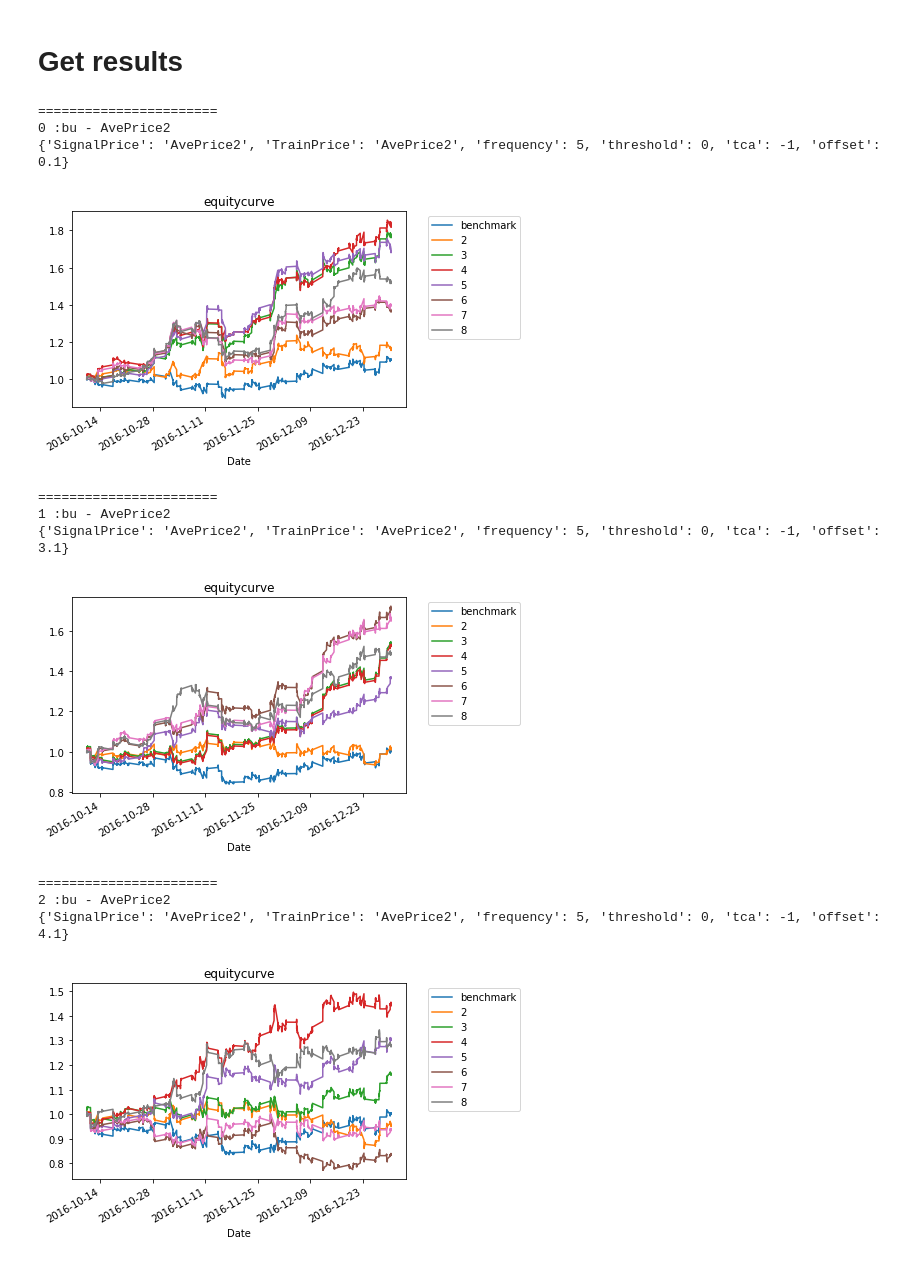
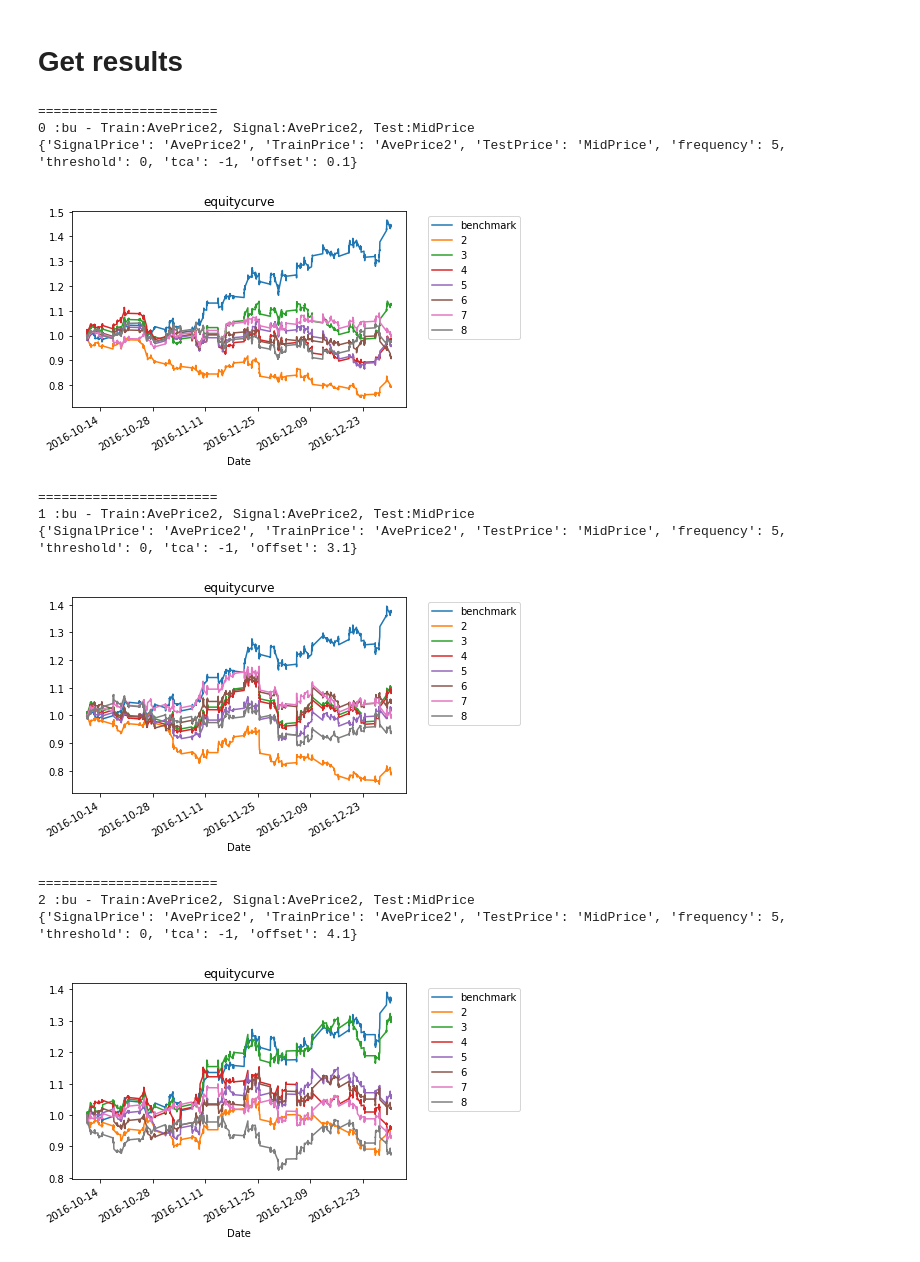
Before and after one commit to dechang227/QishiQR, a Jupyter notebook: BacktestEngine/Demo/Demo.ipynb, the cells around one changed output. Drawn from its saved outputs; the diff is of its cells as text; code cells hidden in the pictures.

Commit message:
Add an option to choose TestPrice

```diff
--- a/BacktestEngine/Demo/Demo.ipynb
+++ b/BacktestEngine/Demo/Demo.ipynb
@@ -16,42 +16,43 @@ sys.path.append("/home/runmin/Documents/Qishi/QishiQR/BacktestEngine")
 from glob import glob
 import pickle
 import matplotlib.pyplot as plt
 import Backtesting
 files = glob("./Results/*.pkl")
 
 
 
 Tester_Results = []
 
 for idx, file in enumerate(files):
     with  open(file,"rb") as f:
         Tester_Results.append(pickle.load(f))
 
     print("\n=======================")
     params = Tester_Results[-1]["globalPara"]
-    print(idx,":{syb} - {px_type}".format(syb=params.symbol, px_type=params.price))
+    print(idx,":{} - Train:{}, Signal:{}, Test:{}"
+          .format(params.symbol, params.TrainPrice, params.SignalPrice, params.TestPrice))
     print(Tester_Results[-1]["localPara"])
     fig, ax = plt.subplots()
     Tester_Results[-1]["model"].ensemble.ensembles[0].result.benchmark.plot(ax=ax)
     Tester_Results[-1]["model"].plot(ax=ax)
     plt.legend(bbox_to_anchor=(1.05, 1), loc=2)
     plt.xlabel("Date")
     plt.show()
 
 
 def Offset_Average(Tester_Results):
     pass
 # %% [output]
 =======================
-0 :bu - AvePrice2
-{'SignalPrice': 'AvePrice2', 'TrainPrice': 'AvePrice2', 'frequency': 5, 'threshold': 0, 'tca': -1, 'offset': 0.1}
+0 :bu - Train:AvePrice2, Signal:AvePrice2, Test:MidPrice
+{'SignalPrice': 'AvePrice2', 'TrainPrice': 'AvePrice2', 'TestPrice': 'MidPrice', 'frequency': 5, 'threshold': 0, 'tca': -1, 'offset': 0.1}
-[figure, old version]
+[figure, new version]
 =======================
-1 :bu - AvePrice2
-{'SignalPrice': 'AvePrice2', 'TrainPrice': 'AvePrice2', 'frequency': 5, 'threshold': 0, 'tca': -1, 'offset': 3.1}
+1 :bu - Train:AvePrice2, Signal:AvePrice2, Test:MidPrice
+{'SignalPrice': 'AvePrice2', 'TrainPrice': 'AvePrice2', 'TestPrice': 'MidPrice', 'frequency': 5, 'threshold': 0, 'tca': -1, 'offset': 3.1}
-[figure, old version]
+[figure, new version]
 =======================
-2 :bu - AvePrice2
-{'SignalPrice': 'AvePrice2', 'TrainPrice': 'AvePrice2', 'frequency': 5, 'threshold': 0, 'tca': -1, 'offset': 4.1}
+2 :bu - Train:AvePrice2, Signal:AvePrice2, Test:MidPrice
+{'SignalPrice': 'AvePrice2', 'TrainPrice': 'AvePrice2', 'TestPrice': 'MidPrice', 'frequency': 5, 'threshold': 0, 'tca': -1, 'offset': 4.1}
-[figure, old version]
+[figure, new version]
 =======================
```
Also changed, not shown: parts of 4 cells of this notebook, 3 other files.
